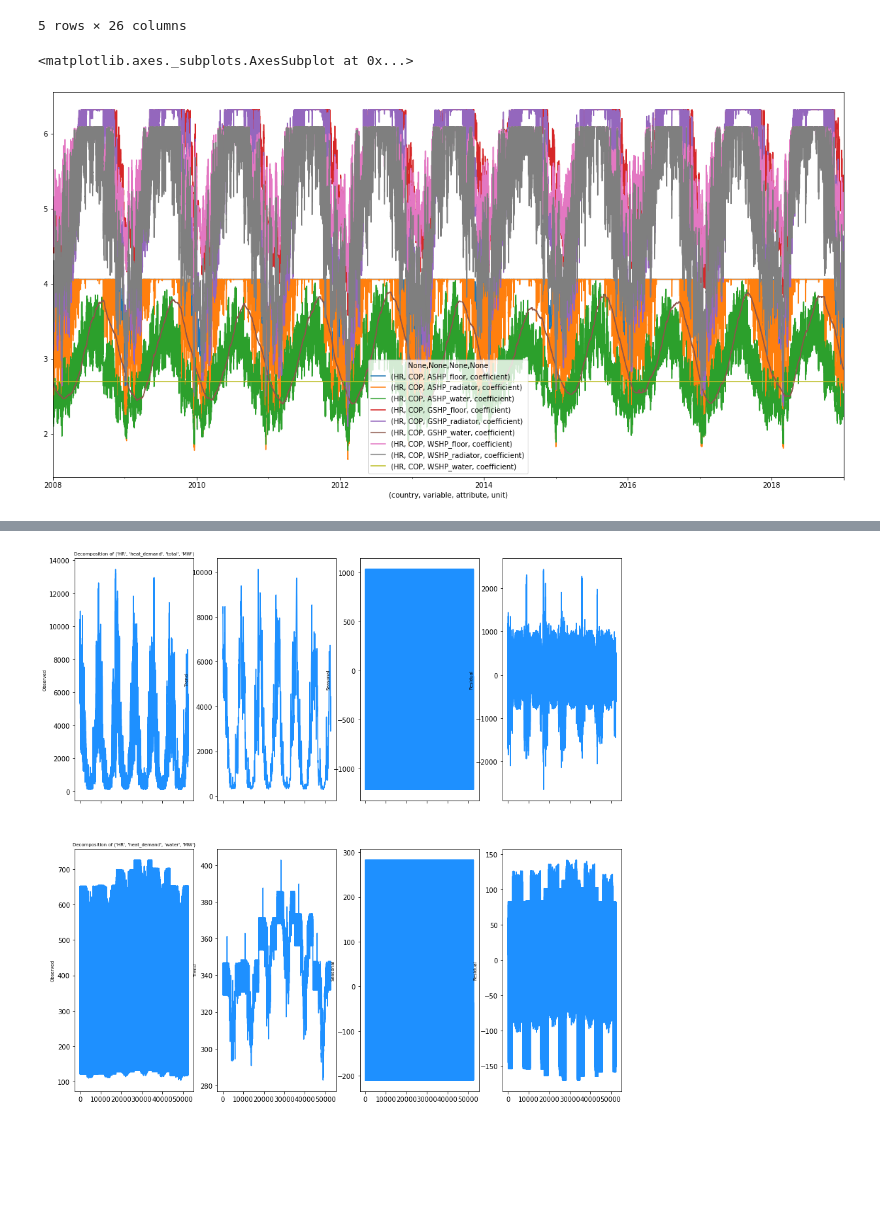
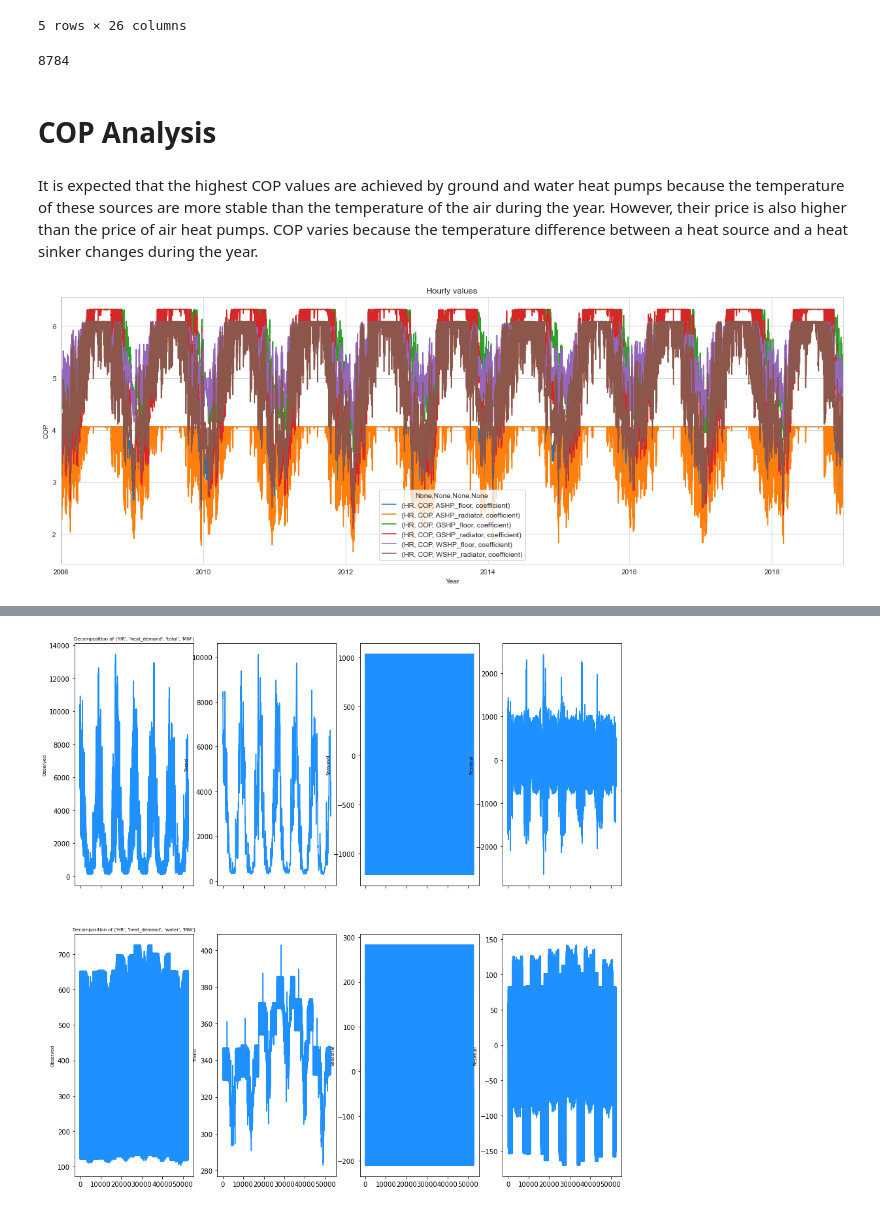
Before and after one commit to ehlimana/EMS, a Jupyter notebook: Untitled2.ipynb, the cells around one changed output, grey strips where cells are left out. Drawn from its saved outputs; the diff is of its cells as text; code cells hidden in the pictures; blank space fills up the shorter version.

```diff
--- a/Untitled2.ipynb
+++ b/Untitled2.ipynb
@@ -106,5 +111,14 @@ file.head()
+# %%
+year=[2008,2009,2010,2011,2012,2013]
+len(file.loc[file["Year"]==2008])
+# %% [output]
+8784
+# %% [markdown]
+# COP Analysis
+# %% [markdown]
+It is expected that the highest COP values are achieved by ground and water heat pumps because the temperature of these sources are more stable than the temperature of the air during the year. However, their price is also higher than the price of air heat pumps. COP varies because the temperature difference between a heat source and a heat sinker changes during the year.
 # %%
-file.plot(x=('country',     'variable',     'attribute',        'unit'),y=[(     'HR',         'COP',    'ASHP_floor', 'coefficient'),
+columns=[(     'HR',         'COP',    'ASHP_floor', 'coefficient'),
             (     'HR',         'COP', 'ASHP_radiator', 'coefficient'),
             (     'HR',         'COP',    'ASHP_water', 'coefficient'),
             (     'HR',         'COP',    'GSHP_floor', 'coefficient'),
@@ -112,8 +126,24 @@ file.plot(x=('country',     'variable',     'attribute',        'unit'),y=[(
             (     'HR',         'COP',    'GSHP_water', 'coefficient'),
             (     'HR',         'COP',    'WSHP_floor', 'coefficient'),
             (     'HR',         'COP', 'WSHP_radiator', 'coefficient'),
-            (     'HR',         'COP',    'WSHP_water', 'coefficient')],
-         kind="line",figsize=(20,10))
+            (     'HR',         'COP',    'WSHP_water', 'coefficient')]
+col_space=[(     'HR',         'COP',    'ASHP_floor', 'coefficient'),
+            (     'HR',         'COP', 'ASHP_radiator', 'coefficient'),
+            (     'HR',         'COP',    'GSHP_floor', 'coefficient'),
+            (     'HR',         'COP', 'GSHP_radiator', 'coefficient'),
+            (     'HR',         'COP',    'WSHP_floor', 'coefficient'),
+            (     'HR',         'COP', 'WSHP_radiator', 'coefficient')]
+col_water=[(     'HR',         'COP',    'ASHP_water', 'coefficient'),
+           (     'HR',         'COP',    'GSHP_water', 'coefficient'),
+           (     'HR',         'COP',    'WSHP_water', 'coefficient')]
-# %% [output]
-<matplotlib.axes._subplots.AxesSubplot at 0x...>
-[figure, removed]
+# %%
+def hourly_plot(columns_):
+    file.plot(x=('country',     'variable',     'attribute',        'unit'),y=columns_,
+         kind="line",figsize=(20,7))
+    plt.xlabel("Year")
+    plt.ylabel("COP")
+    plt.title("Hourly values")
+# %%
+hourly_plot(col_space)
+# %% [output]
+[figure, added]
```
Also changed, not shown: parts of 18 cells of this notebook.
